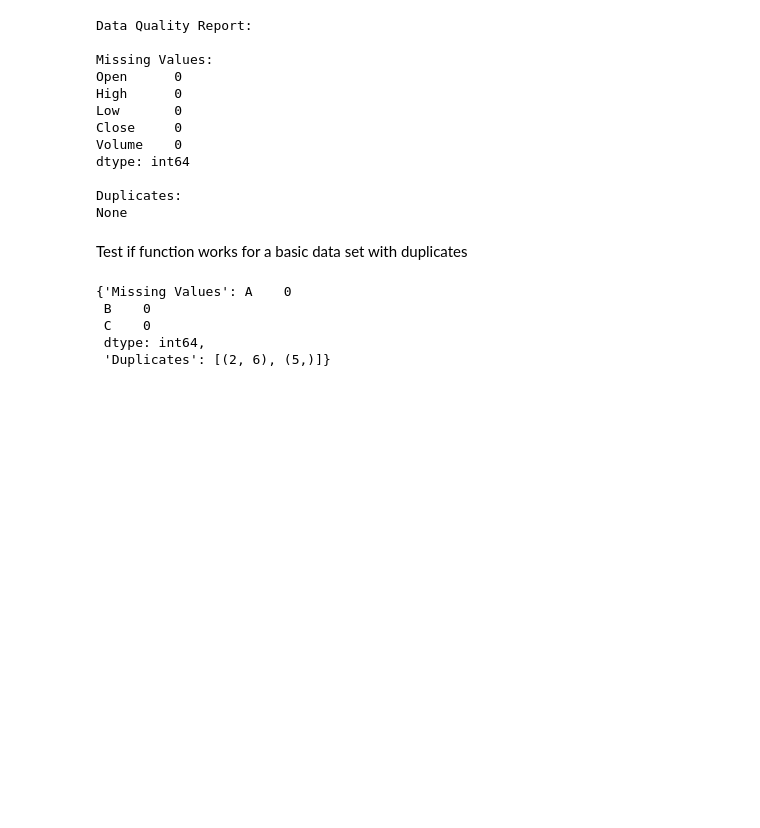
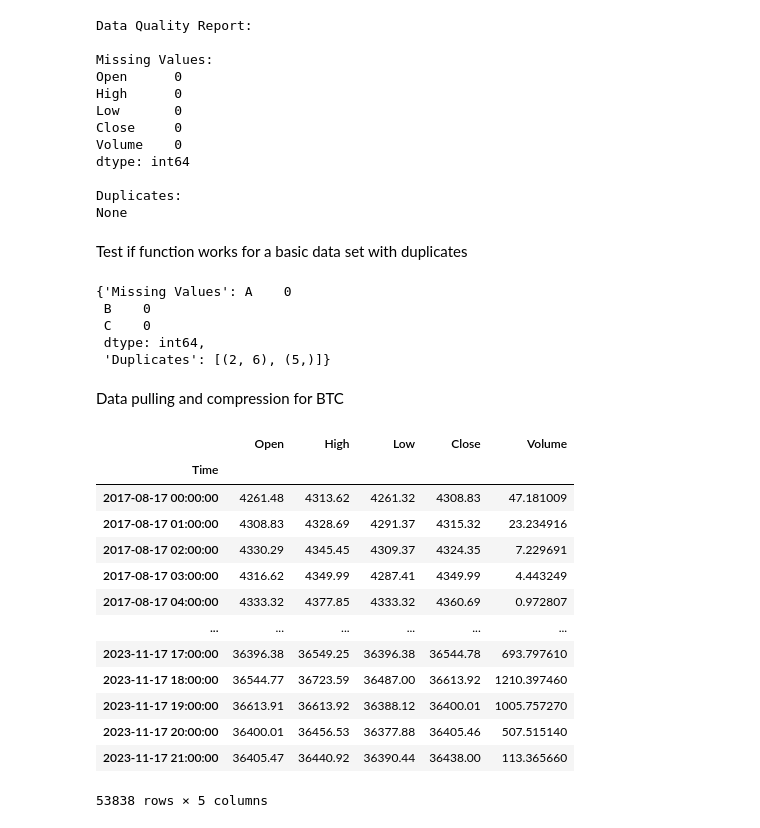
Before and after one commit to Austinai123/minute-data-fetcher, a Jupyter notebook: minute-price-fetcher.ipynb, the cells around one changed output. Saved outputs shown, nothing was run; the diff lists cells and outputs as text; code cells hidden in the pictures; blank space fills up the shorter version.

```diff
--- a/minute-price-fetcher.ipynb
+++ b/minute-price-fetcher.ipynb
@@ -200,3 +180,54 @@ check_data_quality(df)
  C    0
  dtype: int64,
  'Duplicates': [(2, 6), (5,)]}
+# %% [markdown]
+Data pulling and compression for BTC
+# %%
+def get_all_OHLC_data(symbol, timeframe, limit=1000):
+    combined_OHLC = pd.DataFrame(columns=['Time', 'Open', 'High', 'Low', 'Close', 'Volume'])
+
+    while True:  # Continue fetching data until there is no more historical data
+        if combined_OHLC.empty:
+            since_time = datetime.utcnow() - timedelta(days=365 * 10)  # Start fetching data from 10 years ago
+        else:
+            since_time = datetime.fromtimestamp(combined_OHLC['Time'].iloc[-1] / 1000) + timedelta(minutes=limit * int(timeframe[:-1]))
+
+        current_since_time = int(since_time.timestamp()) * 1000
+
+        OHLC_data = pd.DataFrame(exchange.fetch_ohlcv(
+            symbol=symbol,
+            timeframe=timeframe,
+            since=current_since_time,
+            limit=limit
+        ), columns=['Time', 'Open', 'High', 'Low', 'Close', 'Volume'])
+
+        if len(OHLC_data) == 0:
+            break  # Break the loop if no more data is available
+
+        combined_OHLC = pd.concat([combined_OHLC, OHLC_data], ignore_index=True)
+
+    combined_OHLC['Time'] = [datetime.fromtimestamp(float(time) / 1000) for time in combined_OHLC['Time']]
+    combined_OHLC.set_index('Time', inplace=True)
+
+    return combined_OHLC
+
+symbol = 'BTC/USDT'
+timeframe = '1h'
+
+all_BTC_OHLC_data = get_all_OHLC_data(symbol, timeframe)
+all_BTC_OHLC_data
+# %% [output]
+|  | Open | High | Low | Close | Volume |
+| Time |  |  |  |  |  |
+| 2017-08-17 00:00:00 | 4261.48 | 4313.62 | 4261.32 | 4308.83 | 47.181009 |
+| 2017-08-17 01:00:00 | 4308.83 | 4328.69 | 4291.37 | 4315.32 | 23.234916 |
+| 2017-08-17 02:00:00 | 4330.29 | 4345.45 | 4309.37 | 4324.35 | 7.229691 |
+| 2017-08-17 03:00:00 | 4316.62 | 4349.99 | 4287.41 | 4349.99 | 4.443249 |
+| 2017-08-17 04:00:00 | 4333.32 | 4377.85 | 4333.32 | 4360.69 | 0.972807 |
+| ... | ... | ... | ... | ... | ... |
+| 2023-11-17 17:00:00 | 36396.38 | 36549.25 | 36396.38 | 36544.78 | 693.797610 |
+| 2023-11-17 18:00:00 | 36544.77 | 36723.59 | 36487.00 | 36613.92 | 1210.397460 |
+| 2023-11-17 19:00:00 | 36613.91 | 36613.92 | 36388.12 | 36400.01 | 1005.757270 |
+| 2023-11-17 20:00:00 | 36400.01 | 36456.53 | 36377.88 | 36405.46 | 507.515140 |
+| 2023-11-17 21:00:00 | 36405.47 | 36440.92 | 36390.44 | 36438.00 | 113.365660 |
+53838 rows × 5 columns
```
Also changed, not shown: parts of 4 cells of this notebook.
